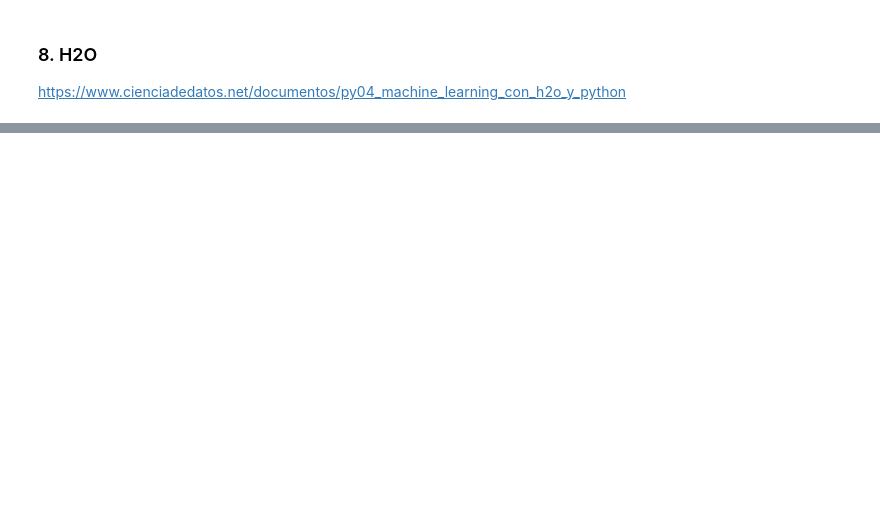
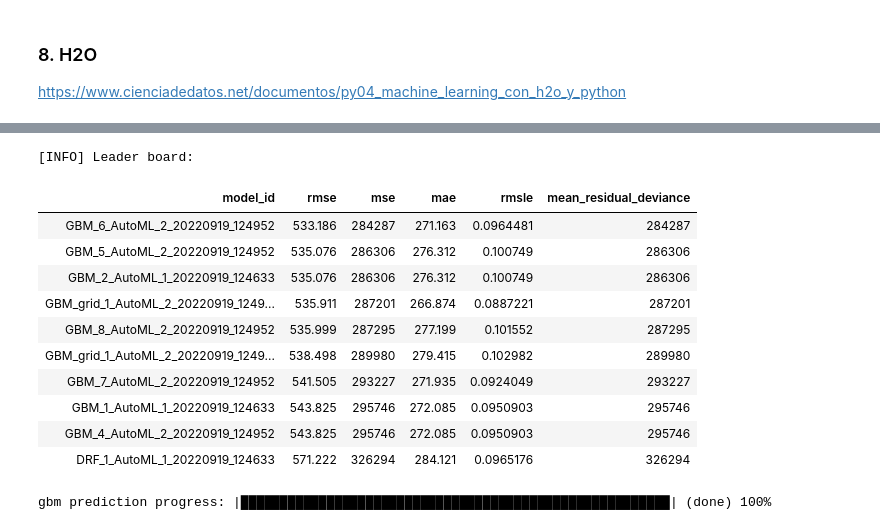
Before and after one commit to Ironhack-Data-Madrid-Agosto-2022/Apuntes-de-clase, a Jupyter notebook: semana_7/1.1 - Intro Machine Learning - Aprendizaje Supervisado - Regresion.ipynb, the cells around one changed output, grey strips where cells are left out. Drawn from its saved outputs; the diff is of its cells as text; code cells hidden in the pictures; blank space fills up the shorter version.

```diff
--- a/semana_7/1.1 - Intro Machine Learning - Aprendizaje Supervisado - Regresion.ipynb
+++ b/semana_7/1.1 - Intro Machine Learning - Aprendizaje Supervisado - Regresion.ipynb
@@ -399,0 +754,5 @@ https://www.cienciadedatos.net/documentos/py04_machine_learning_con_h2o_y_python
+# %%
+# parsear datos para h20
+
+h2train=h2o.H2OFrame(train)
+h2test=h2o.H2OFrame(test)
@@ -399,0 +766,17 @@ https://www.cienciadedatos.net/documentos/py04_machine_learning_con_h2o_y_python
+# %%
+X=[c for c in h2train.columns if c!='price']
+
+y='price'
+# %%
+# inicia auto-machine-learning
+
+automl=H2OAutoML(max_models=20,
+                 seed=42,   # random_state
+                 max_runtime_secs=300,
+                 sort_metric='RMSE')
+# %%
+# entrena
+
+automl.train(x=X,
+             y=y,
+             training_frame=h2train)
@@ -399,0 +853,25 @@ https://www.cienciadedatos.net/documentos/py04_machine_learning_con_h2o_y_python
+# %%
+print('[INFO] Leader board:')
+
+leader_board=automl.leaderboard
+
+leader_board.head()
+# %% [output]
+[INFO] Leader board:
+| model_id | rmse | mse | mae | rmsle | mean_residual_deviance |
+| GBM_6_AutoML_2_20220919_124952 | 533.186 | 284287 | 271.163 | 0.0964481 | 284287 |
+| GBM_5_AutoML_2_20220919_124952 | 535.076 | 286306 | 276.312 | 0.100749 | 286306 |
+| GBM_2_AutoML_1_20220919_124633 | 535.076 | 286306 | 276.312 | 0.100749 | 286306 |
+| GBM_grid_1_AutoML_2_20220919_1249... | 535.911 | 287201 | 266.874 | 0.0887221 | 287201 |
+| GBM_8_AutoML_2_20220919_124952 | 535.999 | 287295 | 277.199 | 0.101552 | 287295 |
+| GBM_grid_1_AutoML_2_20220919_1249... | 538.498 | 289980 | 279.415 | 0.102982 | 289980 |
+| GBM_7_AutoML_2_20220919_124952 | 541.505 | 293227 | 271.935 | 0.0924049 | 293227 |
+| GBM_1_AutoML_1_20220919_124633 | 543.825 | 295746 | 272.085 | 0.0950903 | 295746 |
+| GBM_4_AutoML_2_20220919_124952 | 543.825 | 295746 | 272.085 | 0.0950903 | 295746 |
+| DRF_1_AutoML_1_20220919_124633 | 571.222 | 326294 | 284.121 | 0.0965176 | 326294 |
+# %%
+# prediciones del lider
+
+y_pred=automl.leader.predict(h2test)
+# %% [output]
+gbm prediction progress: |███████████████████████████████████████████████████████| (done) 100%
```
Also changed, not shown: parts of 54 cells of this notebook.
